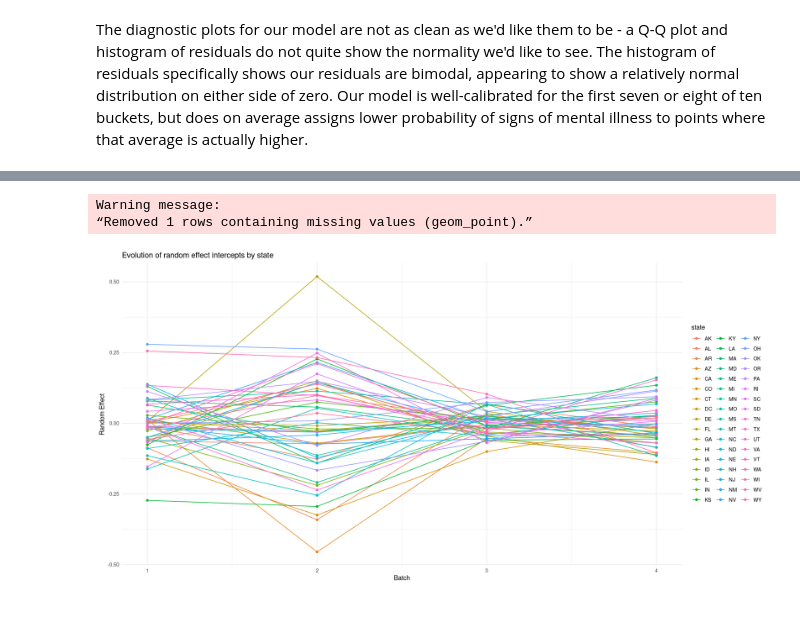
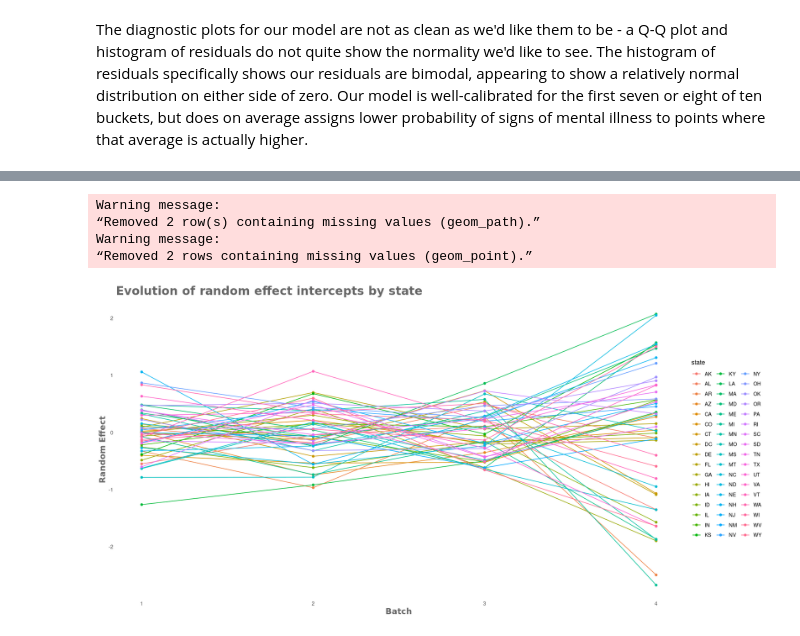
Before and after one commit to spacegoat1/data2020_project, a Jupyter notebook: 2_model_selection.ipynb, the cells around one changed output, grey strips where cells are left out. Saved outputs shown, nothing was run; the diff lists cells and outputs as text; code cells hidden in the pictures.

```diff
--- a/2_model_selection.ipynb
+++ b/2_model_selection.ipynb
@@ -656,14 +798,11 @@ length(batch_1$signs_of_mental_illness[batch_1$signs_of_mental_illness == 'False
 # %%
 # Fitting models
 
-""
-"THIS IS NOT CONVERGING WITH WEIGHTS, SO CURRENTLY RUN WITHOUT WEIGHTS"
-""
 pos_wt = get_pos_weight(batch_1$signs_of_mental_illness)
 neg_wt = 1 - pos_wt
 b1_weights <- ifelse(batch_1$signs_of_mental_illness == 'True', 1/pos_wt, 1/neg_wt)
 
 
-model1 <- glmer(signs_of_mental_illness ~ armed + age + gender + race + flee + body_camera + (1|state),
-            data=batch_1, family="binomial")
+model1 <- glmer(signs_of_mental_illness ~ armed + age + gender + race + flee + body_camera + pressure + moonphase + (1|state),
+            data=batch_1, family="binomial", weights=b1_weights)
 # %% [output]
@@ -673,11 +811,10 @@ model1 <- glmer(signs_of_mental_illness ~ armed + age + gender + race + flee + b
 # %%
-""
-"THIS IS NOT CONVERGING WITH WEIGHTS, SO CURRENTLY RUN WITHOUT WEIGHTS"
-""
+# Using optimx
 pos_wt = get_pos_weight(batch_2$signs_of_mental_illness)
 neg_wt = 1 - pos_wt
 b2_weights <- ifelse(batch_2$signs_of_mental_illness == 'True', 1/pos_wt, 1/neg_wt)
 
-model2 <- glmer(signs_of_mental_illness ~ armed + age + gender + race + flee + body_camera + (1|state),
-            data=batch_2, family="binomial")
+model2 <- glmer(signs_of_mental_illness ~ armed + age + gender + race + flee + body_camera + pressure + moonphase + (1|state),
+            data=batch_2, family="binomial", weights=b2_weights,
+            control = glmerControl(optimizer ='optimx', optCtrl=list(method='nlminb')))
 # %% [output]
@@ -689,11 +823,8 @@ Warning message in checkConv(attr(opt, "derivs"), opt$par, ctrl = control$checkC
 # %%
-""
-"THIS IS NOT CONVERGING at all"
-""
 pos_wt = get_pos_weight(batch_3$signs_of_mental_illness)
 neg_wt = 1 - pos_wt
 b3_weights <- ifelse(batch_3$signs_of_mental_illness == 'True', 1/pos_wt, 1/neg_wt)
 
-model3 <- glmer(signs_of_mental_illness ~ armed + age + gender + race + flee + body_camera + (1|state),
-            data=batch_3, family="binomial")
+model3 <- glmer(signs_of_mental_illness ~ armed + age + gender + race + flee + body_camera + pressure + moonphase + (1|state),
+            data=batch_3, family="binomial", weights=b3_weights)
 # %% [output]
@@ -705,13 +833,12 @@ Warning message in checkConv(attr(opt, "derivs"), opt$par, ctrl = control$checkC
 # %%
-""
-"THIS IS NOT CONVERGING WITH WEIGHTS, SO CURRENTLY RUN WITHOUT WEIGHTS"
-""
+# Using optimx
 pos_wt = get_pos_weight(batch_4$signs_of_mental_illness)
 neg_wt = 1 - pos_wt
 b4_weights <- ifelse(batch_4$signs_of_mental_illness == 'True', 1/pos_wt, 1/neg_wt)
 
-model4 <- glmer(signs_of_mental_illness ~ armed + age + gender + race + flee + body_camera + (1|state),
-            data=batch_4, family="binomial")
+model4 <- glmer(signs_of_mental_illness ~ armed + age + gender + race + flee + body_camera + pressure + moonphase + (1|state),
+            data=batch_4, family="binomial", weights=b4_weights,
+            control = glmerControl(optimizer ='optimx', optCtrl=list(method='nlminb')))
 # %% [output]
 [1] ""
 [1] "THIS IS NOT CONVERGING WITH WEIGHTS, SO CURRENTLY RUN WITHOUT WEIGHTS"
@@ -799,15 +906,23 @@ A data.frame: 6 × 3
 # %%
 options(repr.plot.width=16, repr.plot.height=8)
 ggplot(data=Molten,
        aes(x=variable, y=value, colour=state)) +
        geom_line() + geom_point() + theme_minimal() +
        xlab("Batch") +
        ylab("Random Effect") +
-       ggtitle("Evolution of random effect intercepts by state")
+       ggtitle("Evolution of random effect intercepts by state") +
+       theme(plot.title = element_text(family = "Trebuchet MS", color="#666666", face="bold", size=20, hjust=0)) +
+       theme(axis.title = element_text(family = "Trebuchet MS", color="#666666", face="bold", size=14)) +
+       theme(panel.grid.major = element_blank(),
+              panel.grid.minor = element_blank(),
+              panel.border = element_blank(),
+              panel.background = element_blank())
 # %% [output]
 Warning message:
-“Removed 1 rows containing missing values (geom_point).”
+“Removed 2 row(s) containing missing values (geom_path).”
+Warning message:
+“Removed 2 rows containing missing values (geom_point).”
-[figure, old version]
+[figure, new version]
 # %%
 # Now looking at other coefficients
 coeffs_df = mod1_coef_df[1, 2:dim(mod1_coef_df)[2]]
```
Also changed, not shown: parts of 45 cells of this notebook, 7 other files.
